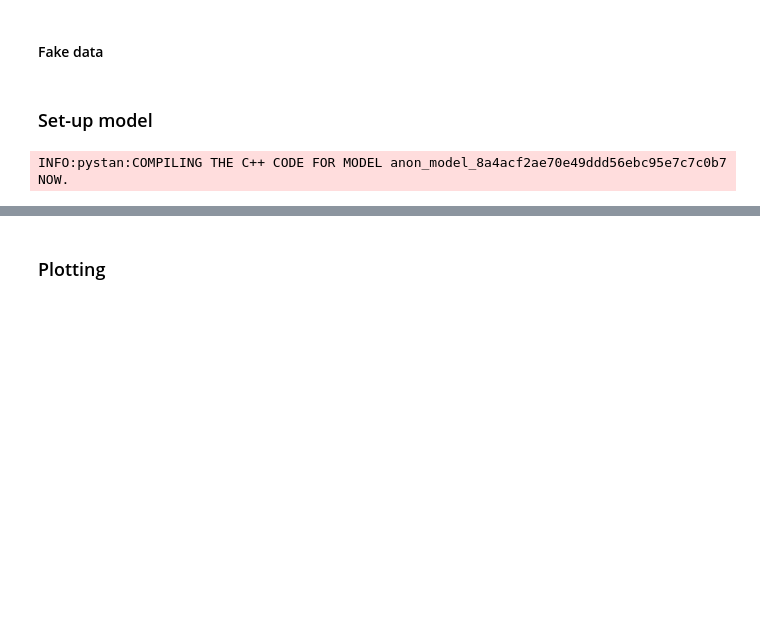
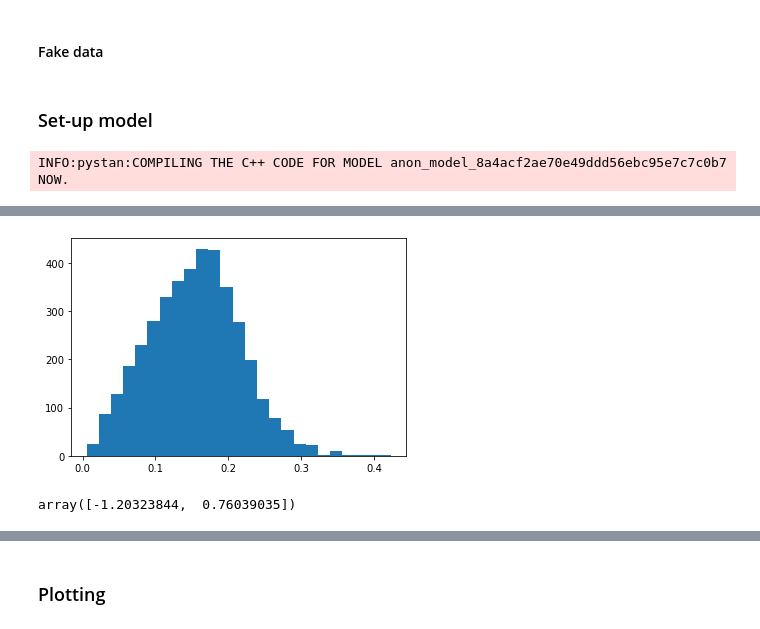
Before and after one commit to maw501/bayesian-chess-prediction, a Jupyter notebook: notebooks/fake_data_simulation.ipynb, the cells around one changed output, grey strips where cells are left out. Saved outputs shown, nothing was run; the diff lists cells and outputs as text; code cells hidden in the pictures; blank space fills up the shorter version.

```diff
--- a/notebooks/fake_data_simulation.ipynb
+++ b/notebooks/fake_data_simulation.ipynb
@@ -29,0 +47,4 @@ prior_score_fake = (prior_fake - np.mean(prior_fake)) / (2 * np.std(prior_fake,
+# %%
+df = pd.DataFrame({"p1_index": p1, "p2_index": p2, "y": outcomes})
+df["p1_rank"] = df["p1_index"] + 1
+df["p2_rank"] = df["p2_index"] + 1
@@ -79,0 +84,8 @@ arviz.plot_trace(inference_data, var_names=["b", "sigma_a", "c"]);
+# %%
+plt.hist(params["sigma_a"]**0.5, bins=25);
+# %% [output]
+[figure, added]
+# %%
+params["c"].mean(0)
+# %% [output]
+array([-1.20323844,  0.76039035])
```
Also changed, not shown: parts of 20 cells of this notebook, 1 other file.
